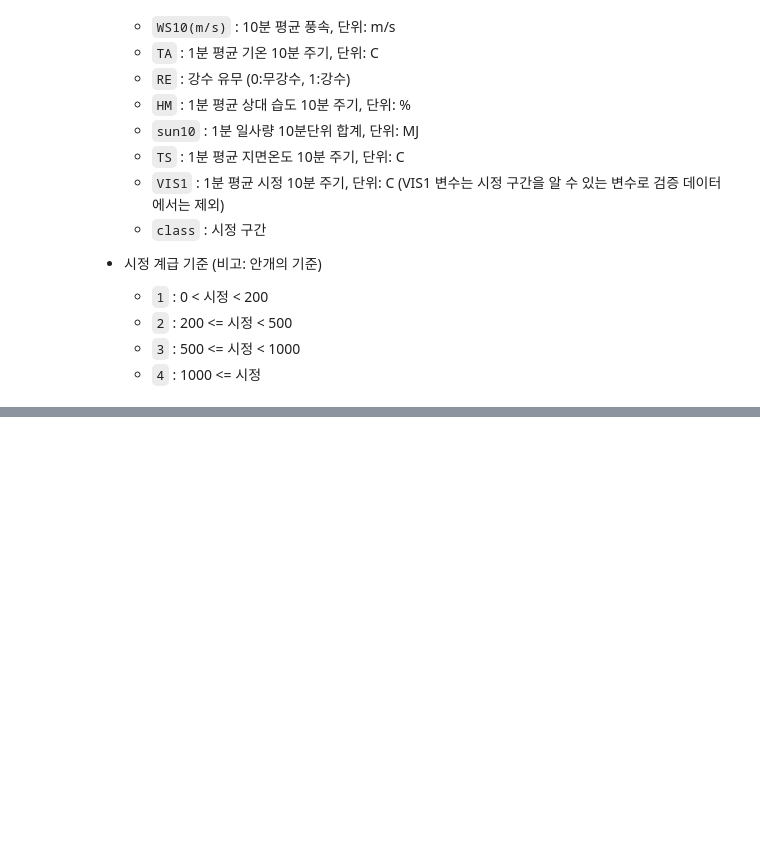
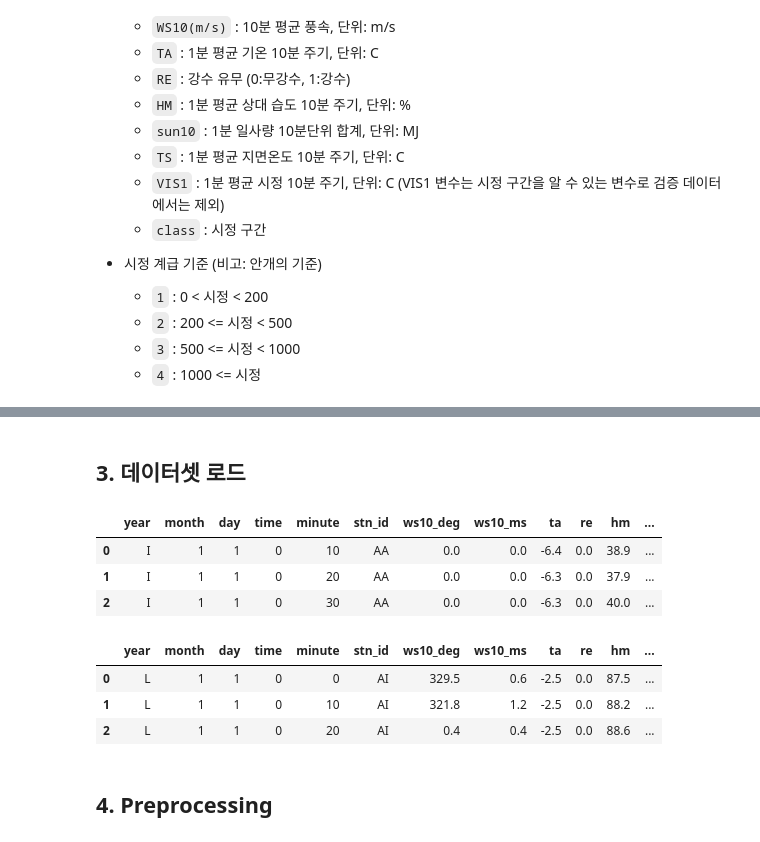
Before and after one commit to benidjor/weather-contest, a Jupyter notebook: preprocessing.ipynb, the cells around one changed output, grey strips where cells are left out. Cells and saved outputs as stored; diff of their text form; code cells hidden in the pictures; blank space fills up the shorter version.

```diff
--- a/preprocessing.ipynb
+++ b/preprocessing.ipynb
@@ -91,0 +108,2 @@ train_path, test_path = get_local_path("fog_train.csv", "fog_test.csv")
+# %% [markdown]
+## 3. 데이터셋 로드
@@ -91,0 +114,16 @@ train_path, test_path = get_local_path("fog_train.csv", "fog_test.csv")
+# %%
+fog_train_df.head(3)
+# %% [output]
+|  | year | month | day | time | minute | stn_id | ws10_deg | ws10_ms | ta | re | hm | ... |
+| 0 | I | 1 | 1 | 0 | 10 | AA | 0.0 | 0.0 | -6.4 | 0.0 | 38.9 | ... |
+| 1 | I | 1 | 1 | 0 | 20 | AA | 0.0 | 0.0 | -6.3 | 0.0 | 37.9 | ... |
+| 2 | I | 1 | 1 | 0 | 30 | AA | 0.0 | 0.0 | -6.3 | 0.0 | 40.0 | ... |
+# %%
+fog_test_df.head(3)
+# %% [output]
+|  | year | month | day | time | minute | stn_id | ws10_deg | ws10_ms | ta | re | hm | ... |
+| 0 | L | 1 | 1 | 0 | 0 | AI | 329.5 | 0.6 | -2.5 | 0.0 | 87.5 | ... |
+| 1 | L | 1 | 1 | 0 | 10 | AI | 321.8 | 1.2 | -2.5 | 0.0 | 88.2 | ... |
+| 2 | L | 1 | 1 | 0 | 20 | AI | 0.4 | 0.4 | -2.5 | 0.0 | 88.6 | ... |
+# %% [markdown]
+## 4. Preprocessing
```
Also changed, not shown: parts of 35 cells of this notebook, 6 other files.
